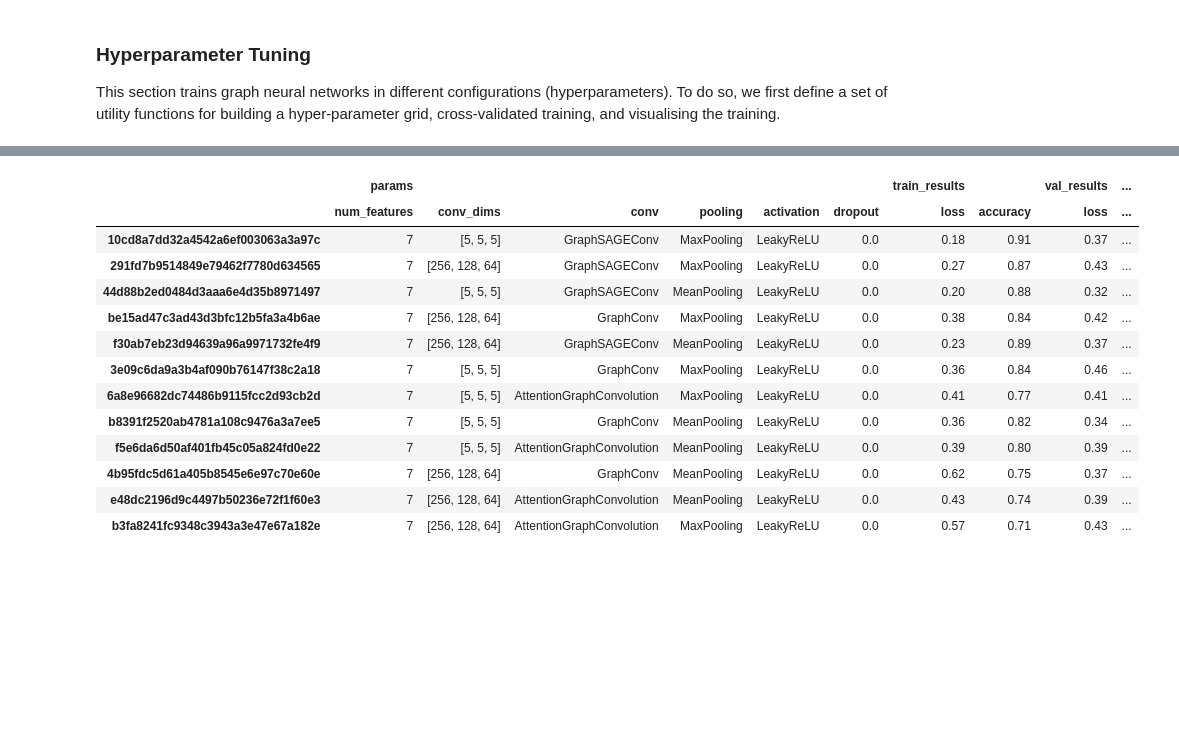
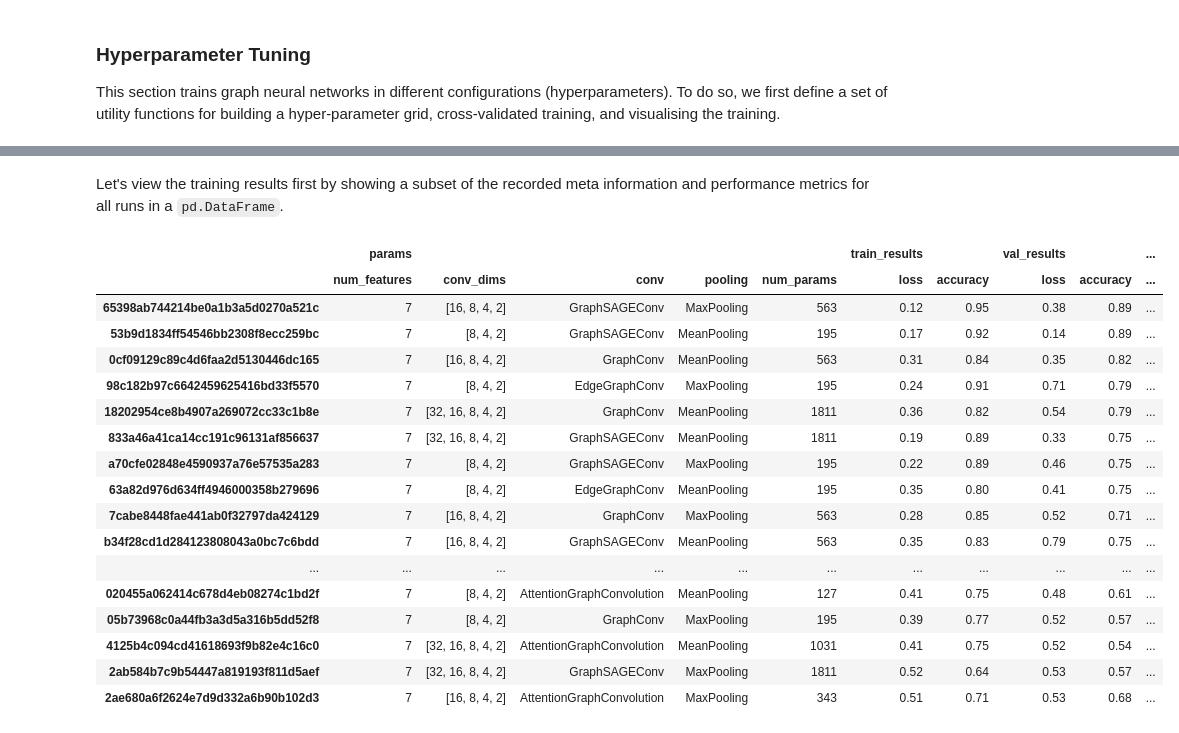
Before and after one commit to mikasenghaas/cs502, a Jupyter notebook: homeworks/2/Homework_2.ipynb, the cells around one changed output, grey strips where cells are left out. Cells and saved outputs as stored; diff of their text form; code cells hidden in the pictures; blank space fills up the shorter version.

```diff
--- a/homeworks/2/Homework_2.ipynb
+++ b/homeworks/2/Homework_2.ipynb
@@ -624,3 +827,7 @@ P/N Test Graphs: tensor([13, 15]) (Ratio: 0.54)
+# %%
+train_ratio = train_statistics["Positive Ratio"]
+val_ratio = val_statistics["Positive Ratio"]
+test_ratio = test_statistics["Positive Ratio"]
 # %%
 # Create data loaders
 batch_size = 1
@@ -811,7 +1018,7 @@ def plot_training_history(train_results):
     """
 
     # Create figure with two subplots
-    fig, axs  = plt.subplots(1, 2, figsize=(12, 4))
+    fig, axs  = plt.subplots(1, 2, figsize=(8, 3))
 
     # Extract history of train/val loss and accuracy
     history = train_results["history"]
@@ -1020,0 +1301,6 @@ dtype: object
+# %%
+# Update model hyperparameter grid to include only EGGN
+HYPERPARAMS["conv"] = [EdgeGraphConv]
+grid_part3 = build_grid(HYPERPARAMS)
+
+print(f"Testing an additional {len(grid_part3)} model configurations")
@@ -1020,0 +1309,30 @@ dtype: object
+# %%
+for i, model_hyperparams in enumerate(grid_part3):
+    # Initialise model and results
+    model = GNN(**model_hyperparams)
+    training_results[model.uuid] = TR = {}
+
+    # Compute number of trainable parameters
+    num_params = sum(p.numel() for p in model.parameters() if p.requires_grad)
+
+    print(f"\nModel [{i+1}/{len(grid_part3)}]")
+    print(pd.Series(model_hyperparams))
+
+    # Create optimizer and loss
+    optimiser = torch.optim.Adam(model.parameters(), lr=learning_rate)
+    criterion = nn.BCEWithLogitsLoss(pos_weight=torch.Tensor([train_ratio]))
+
+    # Train model
+    start = time.time()
+    train_results = train(model, train_loader, val_loader, criterion, optimiser, epochs=epochs, use_edges=True, verbose=1)
+    print(f"Training complete. ✅ ({(time.time() - start):.1f}s)")
+
+    # Save model and training results
+    TR["model"] = model
+    TR["params"] = {**model_hyperparams, "num_params": num_params}
+    TR["train_results"] = train_results["train_results"]
+    TR["val_results"] = train_results["val_results"]
+
+    # Create training curve
+    fig = plot_training_history(train_results)
+    fig.savefig(os.path.join(PLOT_PATH, f"training_curve_{model.uuid}.png"))
@@ -1054,24 +1459,30 @@ def view_training_results(training_results, include_columns):
+# %% [markdown]
+Let's view the training results first by showing a subset of the recorded meta information and performance metrics for all runs in a `pd.DataFrame`.
 # %%
 include_columns = {
-    "params": ["num_features", "conv_dims", "conv", "pooling", "activation", "dropout"],
+    "params": ["num_features", "conv_dims", "conv", "pooling", "num_params"],
     "train_results": ["loss", "accuracy"],
     "val_results": ["loss", "accuracy", "precision", "recall", "f1"],
 }
 
 training_results_df = view_training_results(training_results, include_columns)
 training_results_df
 # %% [output]
-|  | params |  |  |  |  |  | train_results |  | val_results | ... |
-|  | num_features | conv_dims | conv | pooling | activation | dropout | loss | accuracy | loss | ... |
-| 10cd8a7dd32a4542a6ef003063a3a97c | 7 | [5, 5, 5] | GraphSAGEConv | MaxPooling | LeakyReLU | 0.0 | 0.18 | 0.91 | 0.37 | ... |
-| 291fd7b9514849e79462f7780d634565 | 7 | [256, 128, 64] | GraphSAGEConv | MaxPooling | LeakyReLU | 0.0 | 0.27 | 0.87 | 0.43 | ... |
-| 44d88b2ed0484d3aaa6e4d35b8971497 | 7 | [5, 5, 5] | GraphSAGEConv | MeanPooling | LeakyReLU | 0.0 | 0.20 | 0.88 | 0.32 | ... |
-| be15ad47c3ad43d3bfc12b5fa3a4b6ae | 7 | [256, 128, 64] | GraphConv | MaxPooling | LeakyReLU | 0.0 | 0.38 | 0.84 | 0.42 | ... |
-| f30ab7eb23d94639a96a9971732fe4f9 | 7 | [256, 128, 64] | GraphSAGEConv | MeanPooling | LeakyReLU | 0.0 | 0.23 | 0.89 | 0.37 | ... |
-| 3e09c6da9a3b4af090b76147f38c2a18 | 7 | [5, 5, 5] | GraphConv | MaxPooling | LeakyReLU | 0.0 | 0.36 | 0.84 | 0.46 | ... |
-| 6a8e96682dc74486b9115fcc2d93cb2d | 7 | [5, 5, 5] | AttentionGraphConvolution | MaxPooling | LeakyReLU | 0.0 | 0.41 | 0.77 | 0.41 | ... |
-| b8391f2520ab4781a108c9476a3a7ee5 | 7 | [5, 5, 5] | GraphConv | MeanPooling | LeakyReLU | 0.0 | 0.36 | 0.82 | 0.34 | ... |
-| f5e6da6d50af401fb45c05a824fd0e22 | 7 | [5, 5, 5] | AttentionGraphConvolution | MeanPooling | LeakyReLU | 0.0 | 0.39 | 0.80 | 0.39 | ... |
-| 4b95fdc5d61a405b8545e6e97c70e60e | 7 | [256, 128, 64] | GraphConv | MeanPooling | LeakyReLU | 0.0 | 0.62 | 0.75 | 0.37 | ... |
-| e48dc2196d9c4497b50236e72f1f60e3 | 7 | [256, 128, 64] | AttentionGraphConvolution | MeanPooling | LeakyReLU | 0.0 | 0.43 | 0.74 | 0.39 | ... |
-| b3fa8241fc9348c3943a3e47e67a182e | 7 | [256, 128, 64] | AttentionGraphConvolution | MaxPooling | LeakyReLU | 0.0 | 0.57 | 0.71 | 0.43 | ... |
+|  | params |  |  |  |  | train_results |  | val_results |  | ... |
+|  | num_features | conv_dims | conv | pooling | num_params | loss | accuracy | loss | accuracy | ... |
+| 65398ab744214be0a1b3a5d0270a521c | 7 | [16, 8, 4, 2] | GraphSAGEConv | MaxPooling | 563 | 0.12 | 0.95 | 0.38 | 0.89 | ... |
+| 53b9d1834ff54546bb2308f8ecc259bc | 7 | [8, 4, 2] | GraphSAGEConv | MeanPooling | 195 | 0.17 | 0.92 | 0.14 | 0.89 | ... |
+| 0cf09129c89c4d6faa2d5130446dc165 | 7 | [16, 8, 4, 2] | GraphConv | MeanPooling | 563 | 0.31 | 0.84 | 0.35 | 0.82 | ... |
+| 98c182b97c6642459625416bd33f5570 | 7 | [8, 4, 2] | EdgeGraphConv | MaxPooling | 195 | 0.24 | 0.91 | 0.71 | 0.79 | ... |
+| 18202954ce8b4907a269072cc33c1b8e | 7 | [32, 16, 8, 4, 2] | GraphConv | MeanPooling | 1811 | 0.36 | 0.82 | 0.54 | 0.79 | ... |
+| 833a46a41ca14cc191c96131af856637 | 7 | [32, 16, 8, 4, 2] | GraphSAGEConv | MeanPooling | 1811 | 0.19 | 0.89 | 0.33 | 0.75 | ... |
+| a70cfe02848e4590937a76e57535a283 | 7 | [8, 4, 2] | GraphSAGEConv | MaxPooling | 195 | 0.22 | 0.89 | 0.46 | 0.75 | ... |
+| 63a82d976d634ff4946000358b279696 | 7 | [8, 4, 2] | EdgeGraphConv | MeanPooling | 195 | 0.35 | 0.80 | 0.41 | 0.75 | ... |
+| 7cabe8448fae441ab0f32797da424129 | 7 | [16, 8, 4, 2] | GraphConv | MaxPooling | 563 | 0.28 | 0.85 | 0.52 | 0.71 | ... |
+| b34f28cd1d284123808043a0bc7c6bdd | 7 | [16, 8, 4, 2] | GraphSAGEConv | MeanPooling | 563 | 0.35 | 0.83 | 0.79 | 0.75 | ... |
+| ... | ... | ... | ... | ... | ... | ... | ... | ... | ... | ... |
+| 020455a062414c678d4eb08274c1bd2f | 7 | [8, 4, 2] | AttentionGraphConvolution | MeanPooling | 127 | 0.41 | 0.75 | 0.48 | 0.61 | ... |
+| 05b73968c0a44fb3a3d5a316b5dd52f8 | 7 | [8, 4, 2] | GraphConv | MaxPooling | 195 | 0.39 | 0.77 | 0.52 | 0.57 | ... |
+| 4125b4c094cd41618693f9b82e4c16c0 | 7 | [32, 16, 8, 4, 2] | AttentionGraphConvolution | MeanPooling | 1031 | 0.41 | 0.75 | 0.52 | 0.54 | ... |
+| 2ab584b7c9b54447a819193f811d5aef | 7 | [32, 16, 8, 4, 2] | GraphSAGEConv | MaxPooling | 1811 | 0.52 | 0.64 | 0.53 | 0.57 | ... |
+| 2ae680a6f2624e7d9d332a6b90b102d3 | 7 | [16, 8, 4, 2] | AttentionGraphConvolution | MaxPooling | 343 | 0.51 | 0.71 | 0.53 | 0.68 | ... |
```
Also changed, not shown: parts of 56 cells of this notebook.
